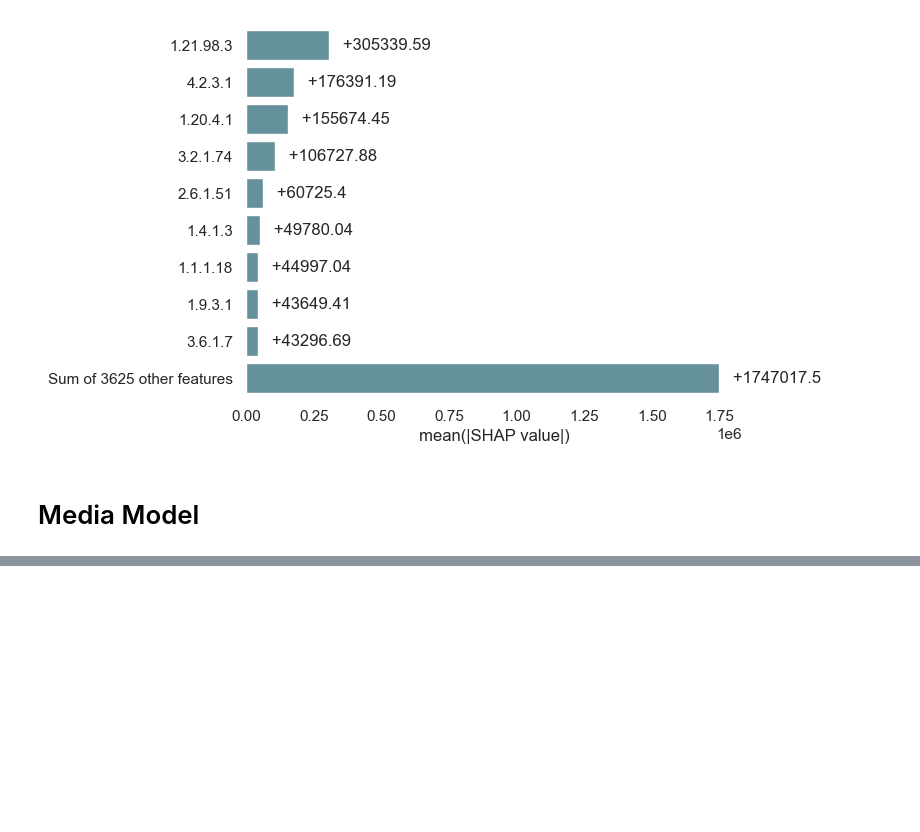
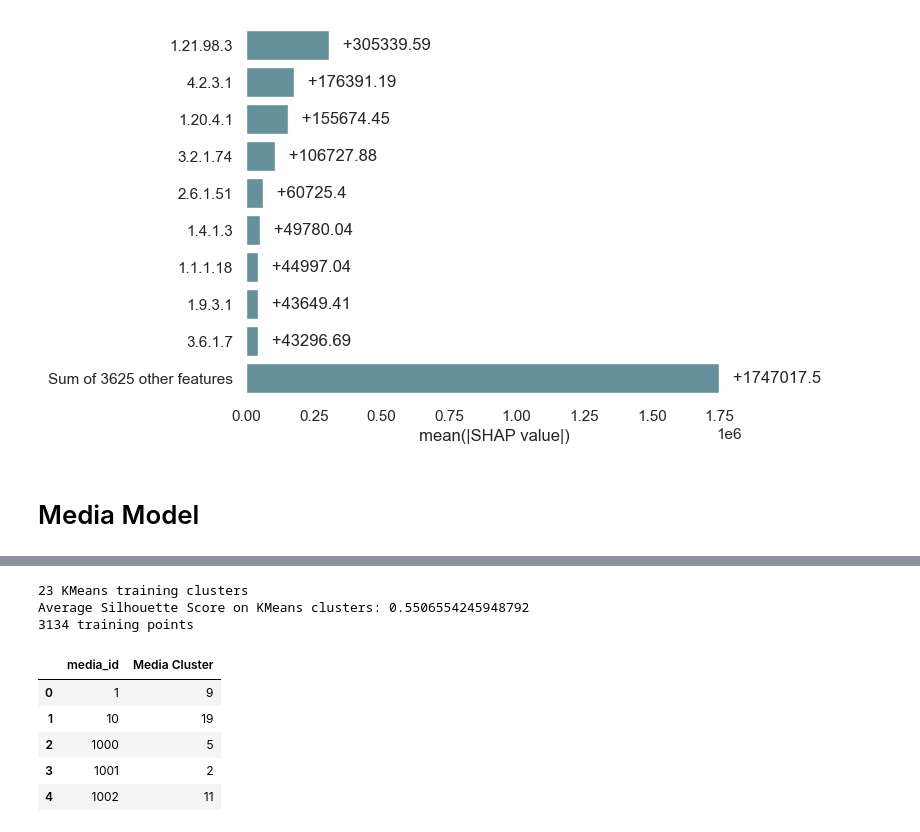
Before and after one commit to giovannellilab/media-prediction, a Jupyter notebook: notebooks/04-Model-Eval.ipynb, the cells around one changed output, grey strips where cells are left out. Cells and saved outputs as stored; diff of their text form; code cells hidden in the pictures; blank space fills up the shorter version.

```diff
--- a/notebooks/04-Model-Eval.ipynb
+++ b/notebooks/04-Model-Eval.ipynb
@@ -527,0 +554,34 @@ ax.bar_label(ax.containers[0], labels=df["labels"])
+# %%
+import umap
+
+reducer = umap.UMAP(
+    metric="euclidean",
+    n_epochs=500,
+    random_state=RANDOM_SEED,
+    n_jobs=1,
+    n_components=2, #13
+    n_neighbors=73, #97
+    min_dist=0 #0
+)
+
+# Fit and transform
+X_train_transformed = reducer.fit_transform(df.drop("media_id", axis=1))
+# %%
+# Cluster
+clusterer = KMeans(n_clusters=23, random_state=RANDOM_SEED)
+training_clusters = clusterer.fit_predict(X_train_transformed)
+silhouette_avg = silhouette_score(X_train_transformed, training_clusters)
+print(clusterer.labels_.max()+1, "KMeans training clusters")
+print(f"Average Silhouette Score on KMeans clusters: {silhouette_avg}")
+
+# Dataframe
+train_df = pd.DataFrame(X_train_transformed, columns=[f"Component {i+1}" for i in range(X_train_transformed.shape[1])])
+y_train_labels = list(df["media_id"])
+train_df['Target'] = y_train_labels
+train_df['KMeans Cluster'] = training_clusters
+
+print(len(train_df), "training points")
+# %% [output]
+23 KMeans training clusters
+Average Silhouette Score on KMeans clusters: 0.5506554245948792
+3134 training points
@@ -527,0 +613,13 @@ ax.bar_label(ax.containers[0], labels=df["labels"])
+# %%
+# Saving the media clusters to a df for labeling other ml outputs
+train_df = train_df.rename(columns={"Target": "media_id", "KMeans Cluster": "Media Cluster"})
+train_df = train_df.drop(["Component 1", "Component 2"], axis=1)
+#train_df.to_csv(os.path.join(DATA_DIR, "model", "media-clusters.csv"), index=False)
+train_df.head()
+# %% [output]
+|  | media_id | Media Cluster |
+| 0 | 1 | 9 |
+| 1 | 10 | 19 |
+| 2 | 1000 | 5 |
+| 3 | 1001 | 2 |
+| 4 | 1002 | 11 |
```
Also changed, not shown: parts of 5 cells of this notebook, 3 other files.
